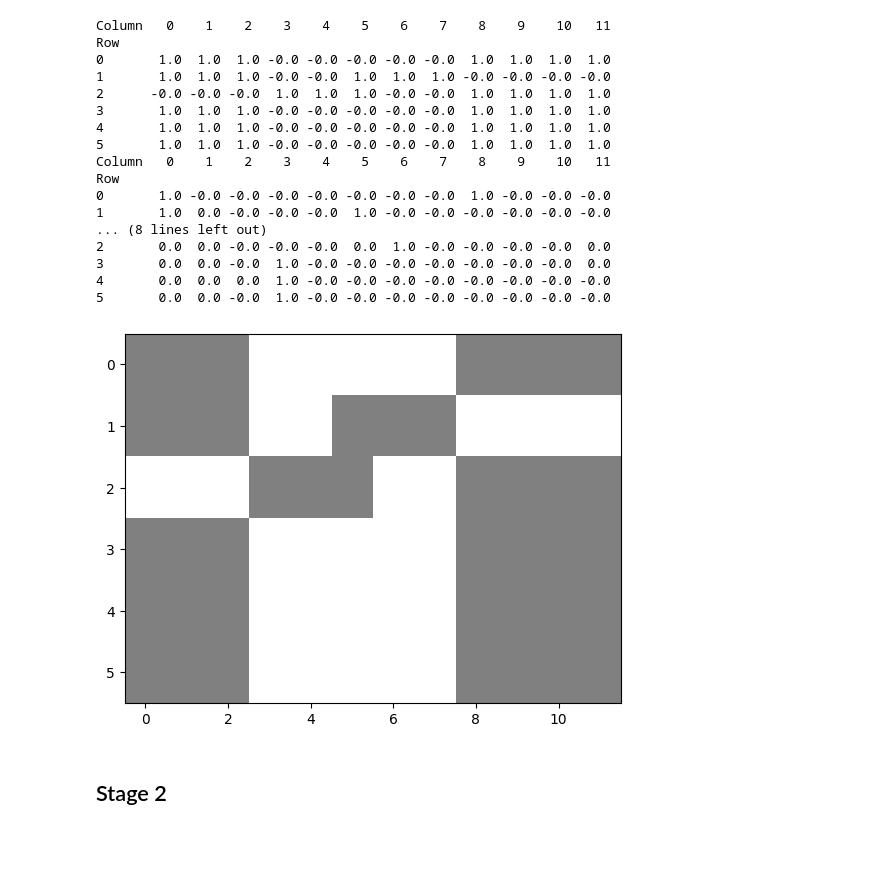
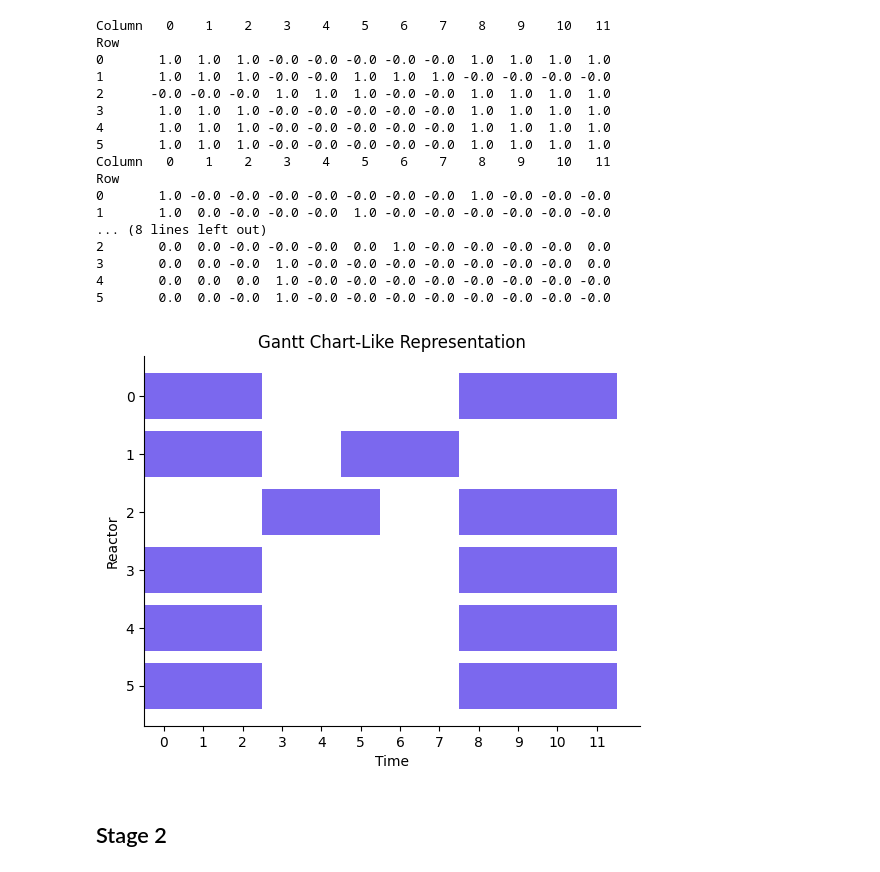
Before and after one commit to bonnkleiford/ReactorSchedule, a Jupyter notebook: deterministic_STAGE_1.ipynb, the cells around one changed output. Drawn from its saved outputs; the diff is of its cells as text; code cells hidden in the pictures; blank space fills up the shorter version.

Commit message:
Added Gantt Chart

```diff
--- a/deterministic_STAGE_1.ipynb
+++ b/deterministic_STAGE_1.ipynb
@@ -237,33 +237,53 @@ Row
 3       0.0  0.0 -0.0  1.0 -0.0 -0.0 -0.0 -0.0 -0.0 -0.0 -0.0  0.0
 4       0.0  0.0  0.0  1.0 -0.0 -0.0 -0.0 -0.0 -0.0 -0.0 -0.0 -0.0
 5       0.0  0.0 -0.0  1.0 -0.0 -0.0 -0.0 -0.0 -0.0 -0.0 -0.0 -0.0
-# %%
-import pandas as pd
-import matplotlib.pyplot as plt
-import numpy as np
-from matplotlib.colors import LinearSegmentedColormap
-
-# Define your own data
-your_data = [[1, 0, 1, 0, 0],
-             [0, 1, 1, 0, 1],
-             [0, 0, 0, 1, 1],
-             [1, 1, 0, 0, 1],
-             [0, 1, 1, 1, 0]]
-
-# Convert your data into a DataFrame
-# data = pd.DataFrame(df, columns=[f'col_{i}' for i in range(len(your_data[0]))])
-binary_data = df.applymap(lambda x: 1 if x != 0 else 0)
-
-# Define a custom binary colormap
-cmap = LinearSegmentedColormap.from_list('binary_custom', ['#FFFFFF', '#808080'])
-
-# Plot the DataFrame as a heatmap
-plt.imshow(binary_data, cmap=cmap, aspect='auto')
-
-# Show plot
-plt.show()
-# %% [output]
-[figure, removed]
+# %%
+import pandas as pd
+import matplotlib.pyplot as plt
+import numpy as np
+
+# Sample DataFrame with 1.0, 0.0, and -0.0 values
+# Replace this with your actual DataFrame
+# data = pd.DataFrame({'Task 1': [1.0, 0.0, -0.0, 1.0, 0.0],
+#                      'Task 2': [0.0, 1.0, 1.0, 0.0, 1.0],
+#                      'Task 3': [-0.0, 0.0, 0.0, 1.0, 1.0]})
+
+# Convert non-zero values to 1 and zero values to 0
+binary_data = df.applymap(lambda x: 1 if x != 0 else 0)
+
+# Plotting
+fig, ax = plt.subplots()
+
+# Iterate through each row and plot horizontal bars for 1s
+for i, (row_label, row_data) in enumerate(binary_data.iterrows()):
+    for j, value in enumerate(row_data):
+        if value == 1:
+            ax.barh(i, 1, left=j, color='mediumslateblue')
+
+# Set y ticks and labels
+ax.set_yticks(range(len(binary_data)))
+ax.set_yticklabels(binary_data.index)
+
+# Set x ticks and labels
+ax.set_xticks(np.arange(0.5, len(binary_data.columns) + 0.5, 1))
+ax.set_xticklabels(binary_data.columns)
+
+# Set labels and title
+ax.set_ylabel('Reactor')
+ax.set_xlabel('Time')
+plt.title('Gantt Chart-Like Representation')
+
+# Invert y-axis to have the first task at the top
+plt.gca().invert_yaxis()
+
+# Remove spines
+ax.spines['right'].set_visible(False)
+ax.spines['top'].set_visible(False)
+
+# Show plot
+plt.show()
+# %% [output]
+[figure, added]
 # %% [markdown]
 ## Stage 2
 # %%
```
